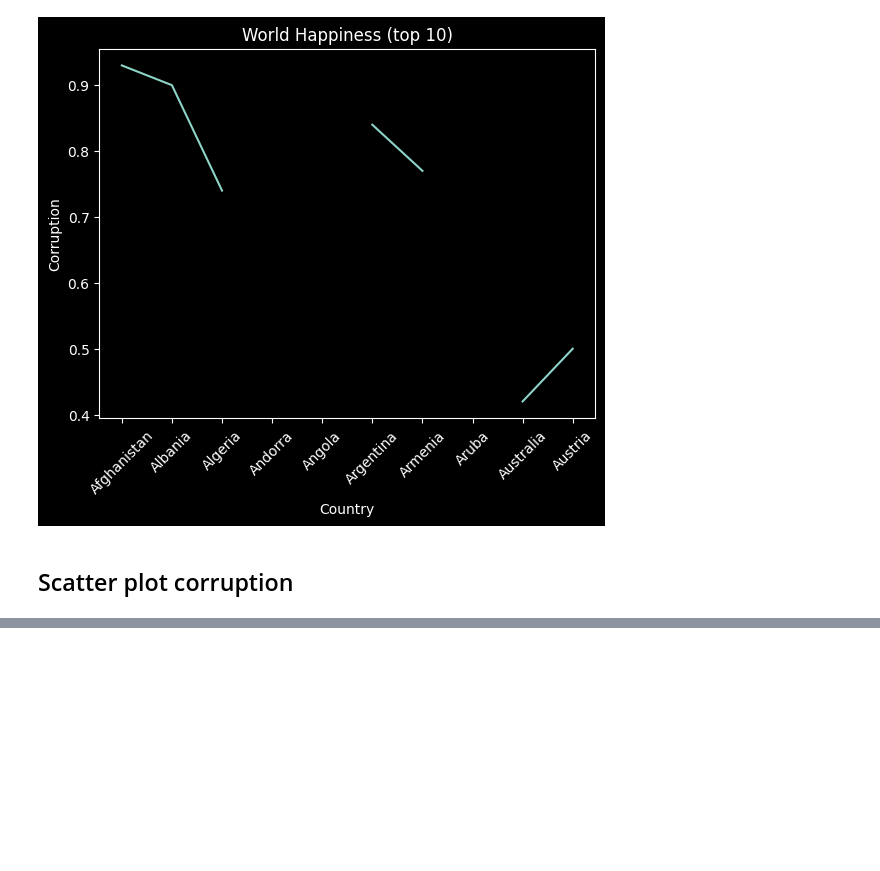
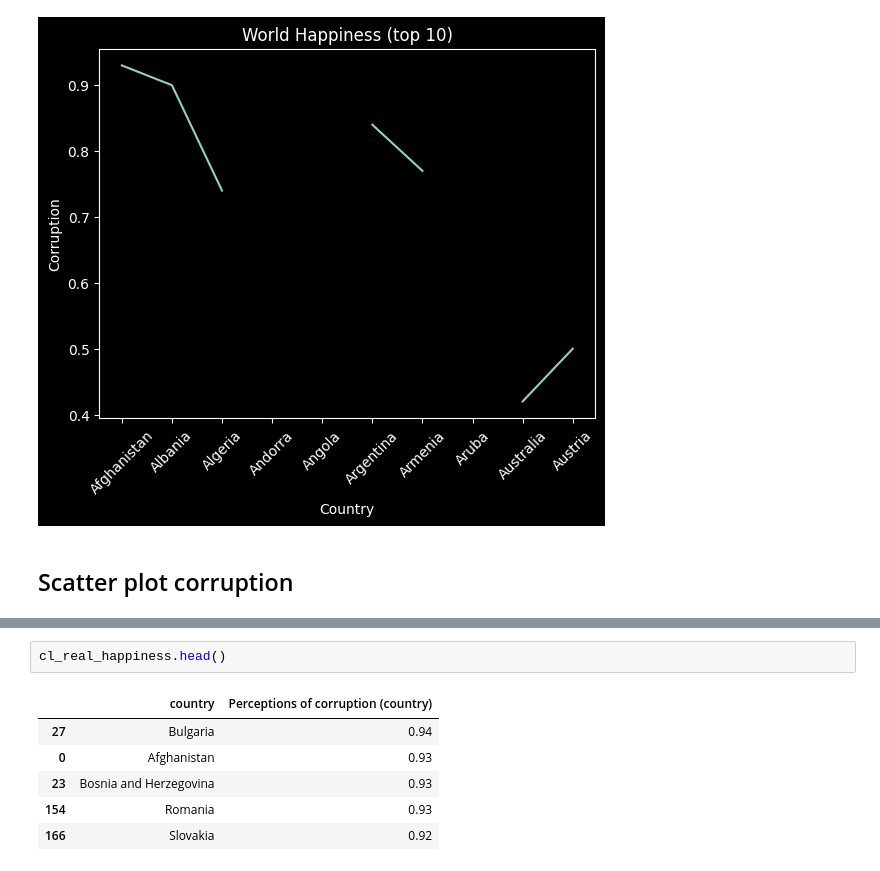
Before and after one commit to Drewrwhite/team-week, a Jupyter notebook: dw.ipynb, the cells around one changed output, grey strips where cells are left out. Saved outputs shown, nothing was run; the diff lists cells and outputs as text; blank space fills up the shorter version.

```diff
--- a/dw.ipynb
+++ b/dw.ipynb
@@ -1151,0 +1117,9 @@ plt.show()
+# %%
+cl_real_happiness.head()
+# %% [output]
+|  | country | Perceptions of corruption (country) |
+| 27 | Bulgaria | 0.94 |
+| 0 | Afghanistan | 0.93 |
+| 23 | Bosnia and Herzegovina | 0.93 |
+| 154 | Romania | 0.93 |
+| 166 | Slovakia | 0.92 |
```
Also changed, not shown: parts of 2 cells of this notebook.
